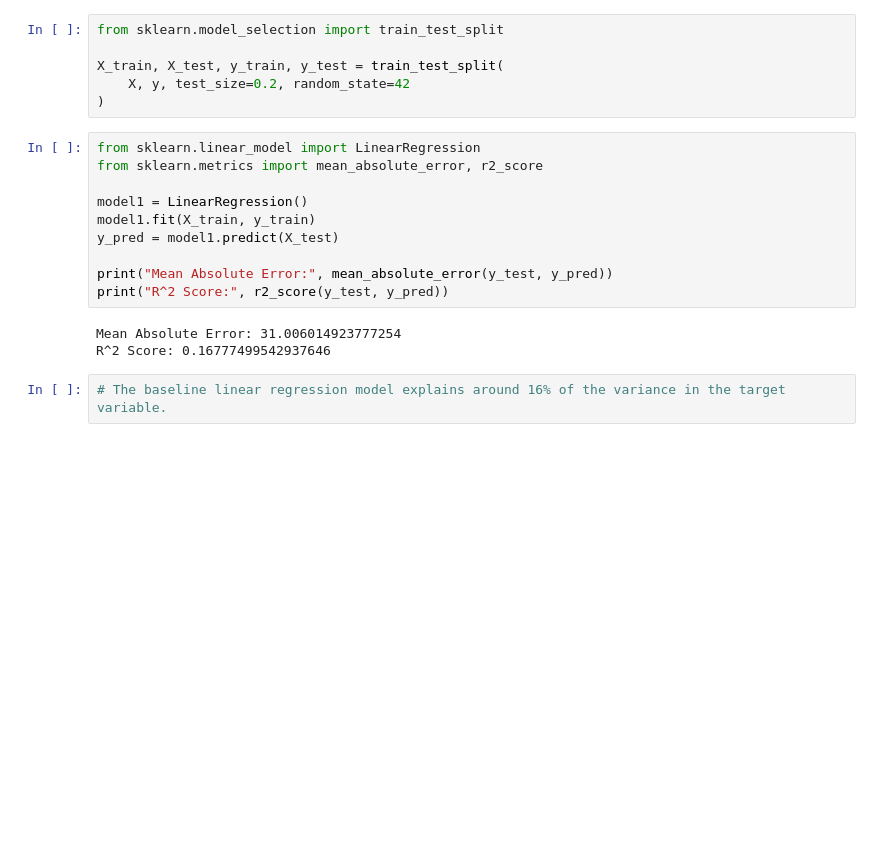
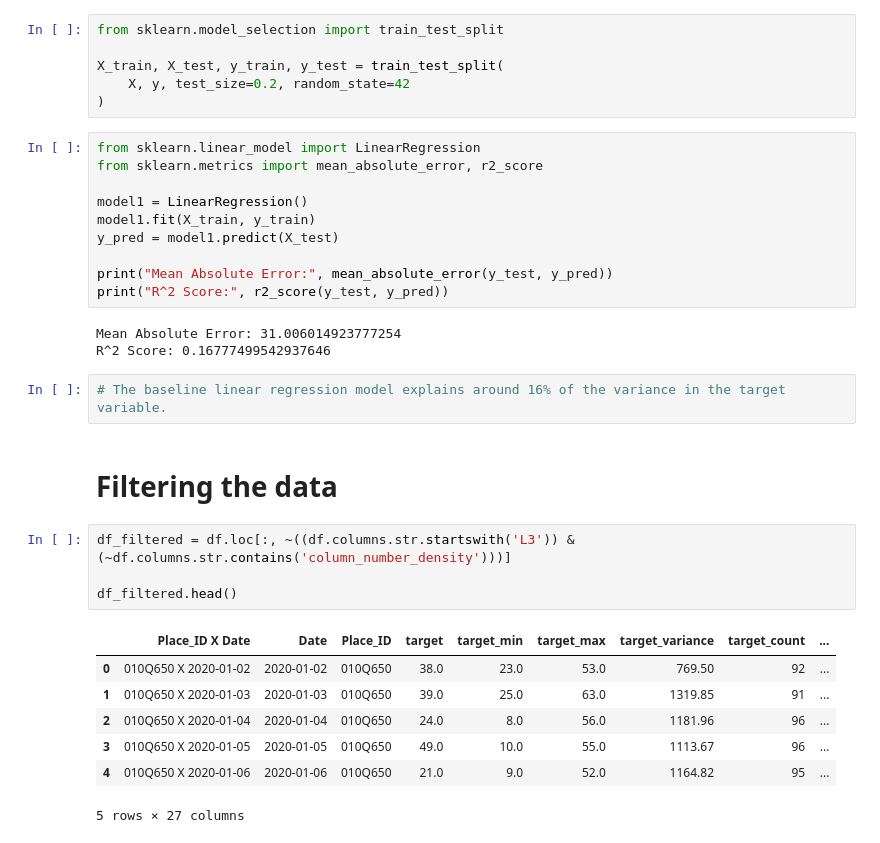
Before and after one commit to elefantree7/ds-ml-project-urban-air-pollution, a Jupyter notebook: 1. Air_pollution_EDA.ipynb, the cells around one changed output. Drawn from its saved outputs; the diff is of its cells as text; blank space fills up the shorter version.

Commit message:
df_filter for column_number_density

```diff
--- a/1. Air_pollution_EDA.ipynb
+++ b/1. Air_pollution_EDA.ipynb
@@ -87,3 +87,17 @@ Mean Absolute Error: 31.006014923777254
 R^2 Score: 0.16777499542937646
 # %%
 # The baseline linear regression model explains around 16% of the variance in the target variable.
+# %% [markdown]
+# Filtering the data
+# %%
+df_filtered = df.loc[:, ~((df.columns.str.startswith('L3')) & (~df.columns.str.contains('column_number_density')))]
+
+df_filtered.head()
+# %% [output]
+|  | Place_ID X Date | Date | Place_ID | target | target_min | target_max | target_variance | target_count | ... |
+| 0 | 010Q650 X 2020-01-02 | 2020-01-02 | 010Q650 | 38.0 | 23.0 | 53.0 | 769.50 | 92 | ... |
+| 1 | 010Q650 X 2020-01-03 | 2020-01-03 | 010Q650 | 39.0 | 25.0 | 63.0 | 1319.85 | 91 | ... |
+| 2 | 010Q650 X 2020-01-04 | 2020-01-04 | 010Q650 | 24.0 | 8.0 | 56.0 | 1181.96 | 96 | ... |
+| 3 | 010Q650 X 2020-01-05 | 2020-01-05 | 010Q650 | 49.0 | 10.0 | 55.0 | 1113.67 | 96 | ... |
+| 4 | 010Q650 X 2020-01-06 | 2020-01-06 | 010Q650 | 21.0 | 9.0 | 52.0 | 1164.82 | 95 | ... |
+5 rows × 27 columns
```
Also changed, not shown: parts of 1 cell of this notebook.
